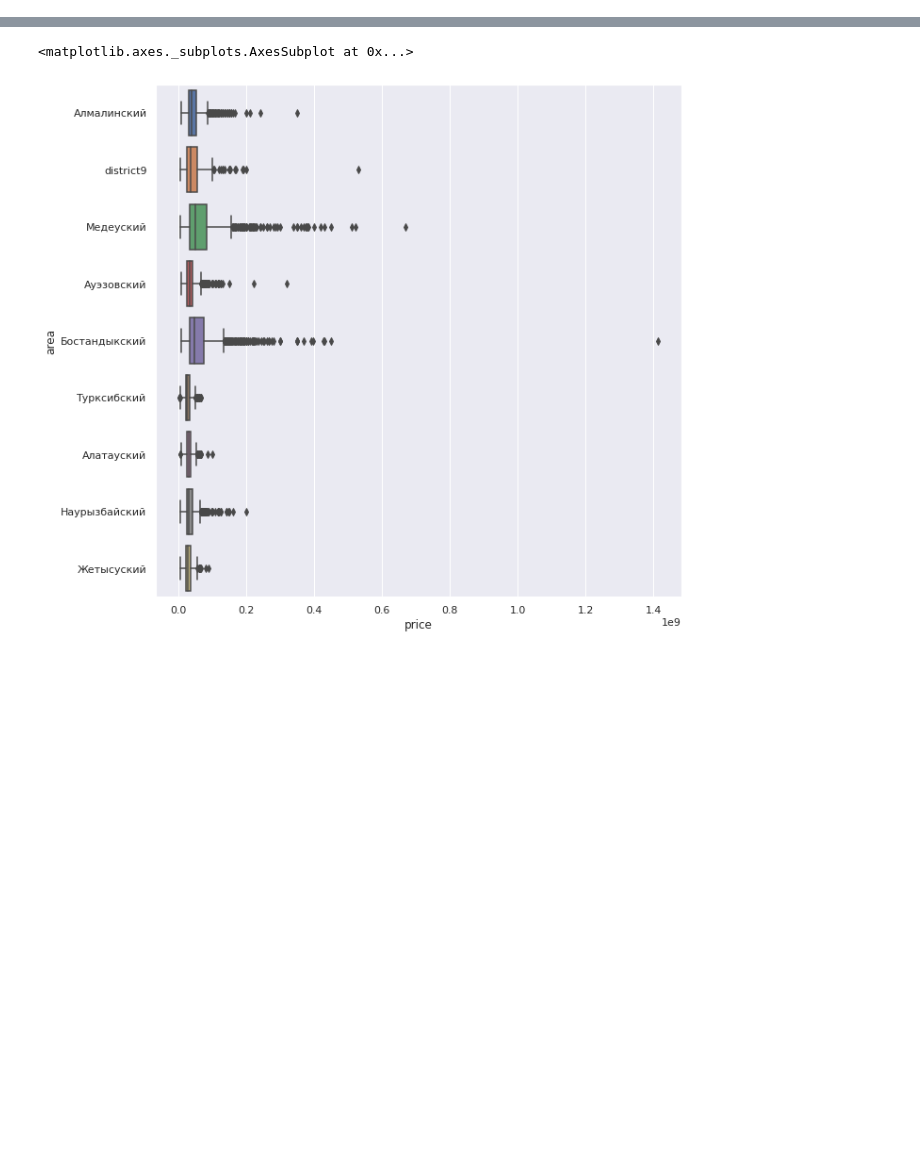
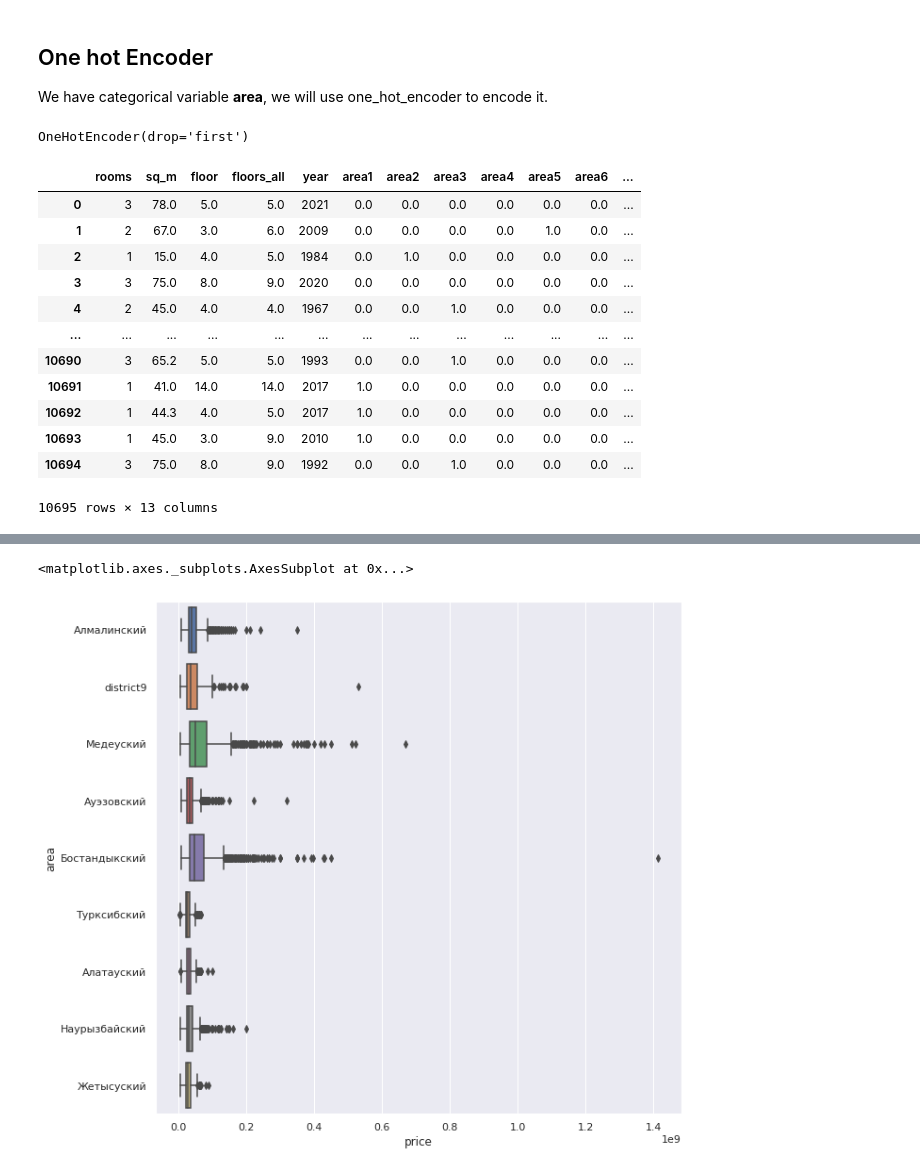
Before and after one commit to Ubinazhip/house_price, a Jupyter notebook: notebook.ipynb, the cells around one changed output, grey strips where cells are left out. Drawn from its saved outputs; the diff is of its cells as text; code cells hidden in the pictures; blank space fills up the shorter version.

```diff
--- a/Exploratory_data_analysis.ipynb
+++ b/notebook.ipynb
@@ -33,0 +206,26 @@ So, as you can see highest price for houses are in districts Бостандык
+# %%
+import math
+def find_floor_all(row):
+    if row['year'] <= 1990:
+        floors_all = year_median_floor['[ - 1990]']
+    elif 1990 < row['year'] <= 2010:
+        floors_all = year_median_floor['(1990 - 2010]']
+    else:
+        floors_all = year_median_floor['[2010 - )']
+    return floors_all
+
+indices = []
+for i in range(0, X_train.shape[0]):
+    if math.isnan(X_train.iloc[i]['floors_all']) and math.isnan(X_train.iloc[i]['floor']):
+        indices.append(i)
+        X_train['floors_all'].iloc[i] = find_floor_all(X_train.iloc[i])
+        X_train['floor'].iloc[i] = X_train['floors_all'].iloc[i] // 2
+    elif math.isnan(X_train.iloc[i]['floors_all']) and not math.isnan(X_train.iloc[i]['floor']):
+        indices.append(i)
+        X_train['floors_all'].iloc[i] = 2 * X_train['floor'].iloc[i]
+    elif math.isnan(X_train.iloc[i]['floor']) and not math.isnan(X_train.iloc[i]['floors_all']):
+        indices.append(i)
+        if X_train['floors_all'].iloc[i] == 1:
+            X_train['floors'].iloc[i] = 1
+        else:
+            X_train['floor'].iloc[i] = X_train['floors_all'].iloc[i] // 2
@@ -33,0 +242,4 @@ So, as you can see highest price for houses are in districts Бостандык
+# %% [markdown]
+## One hot Encoder
+
+We have categorical variable **area**, we will use one_hot_encoder to encode it.
@@ -33,0 +248,27 @@ So, as you can see highest price for houses are in districts Бостандык
+# %%
+one_hot = OneHotEncoder(drop='first')
+# %%
+one_hot.fit(X_train['area'][:,None])#.toarray()#.shape#.values()
+# %% [output]
+OneHotEncoder(drop='first')
+# %%
+arr = one_hot.transform(X_train['area'][:,None]).toarray()
+df_one = pd.DataFrame(arr, columns = ['area1','area2','area3', 'area4','area5','area6', 'area7', 'area8'])
+X_train.drop(columns=['area'], inplace=True)
+X_train = pd.concat([X_train, df_one], axis=1)
+# %%
+X_train
+# %% [output]
+|  | rooms | sq_m | floor | floors_all | year | area1 | area2 | area3 | area4 | area5 | area6 | ... |
+| 0 | 3 | 78.0 | 5.0 | 5.0 | 2021 | 0.0 | 0.0 | 0.0 | 0.0 | 0.0 | 0.0 | ... |
+| 1 | 2 | 67.0 | 3.0 | 6.0 | 2009 | 0.0 | 0.0 | 0.0 | 0.0 | 1.0 | 0.0 | ... |
+| 2 | 1 | 15.0 | 4.0 | 5.0 | 1984 | 0.0 | 1.0 | 0.0 | 0.0 | 0.0 | 0.0 | ... |
+| 3 | 3 | 75.0 | 8.0 | 9.0 | 2020 | 0.0 | 0.0 | 0.0 | 0.0 | 0.0 | 0.0 | ... |
+| 4 | 2 | 45.0 | 4.0 | 4.0 | 1967 | 0.0 | 0.0 | 1.0 | 0.0 | 0.0 | 0.0 | ... |
+| ... | ... | ... | ... | ... | ... | ... | ... | ... | ... | ... | ... | ... |
+| 10690 | 3 | 65.2 | 5.0 | 5.0 | 1993 | 0.0 | 0.0 | 1.0 | 0.0 | 0.0 | 0.0 | ... |
+| 10691 | 1 | 41.0 | 14.0 | 14.0 | 2017 | 1.0 | 0.0 | 0.0 | 0.0 | 0.0 | 0.0 | ... |
+| 10692 | 1 | 44.3 | 4.0 | 5.0 | 2017 | 1.0 | 0.0 | 0.0 | 0.0 | 0.0 | 0.0 | ... |
+| 10693 | 1 | 45.0 | 3.0 | 9.0 | 2010 | 1.0 | 0.0 | 0.0 | 0.0 | 0.0 | 0.0 | ... |
+| 10694 | 3 | 75.0 | 8.0 | 9.0 | 1992 | 0.0 | 0.0 | 1.0 | 0.0 | 0.0 | 0.0 | ... |
+10695 rows × 13 columns
```
Also changed, not shown: parts of 36 cells of this notebook, 1 other file.
